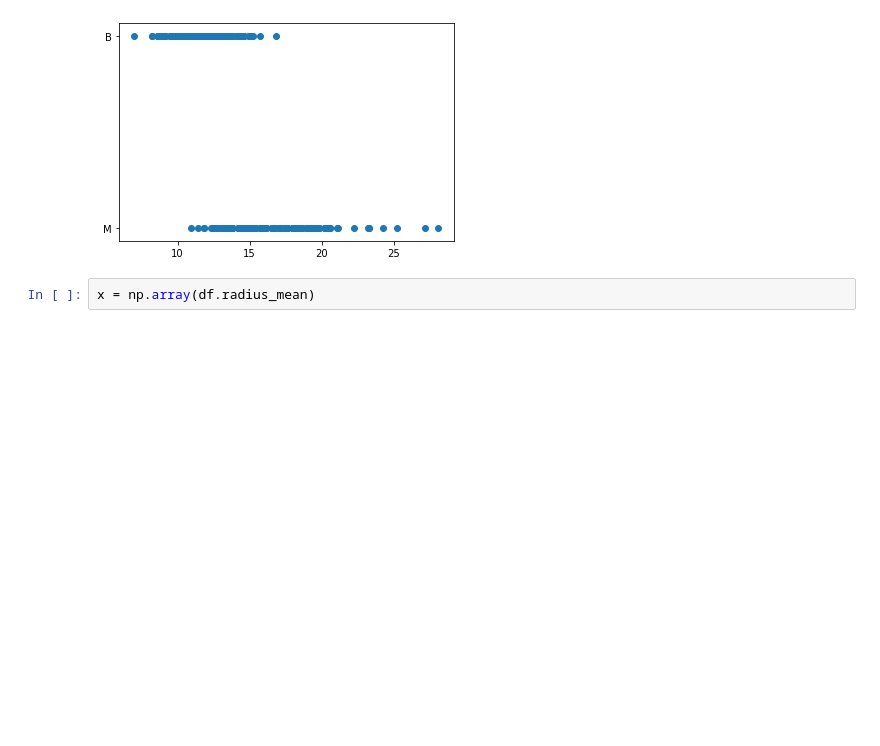
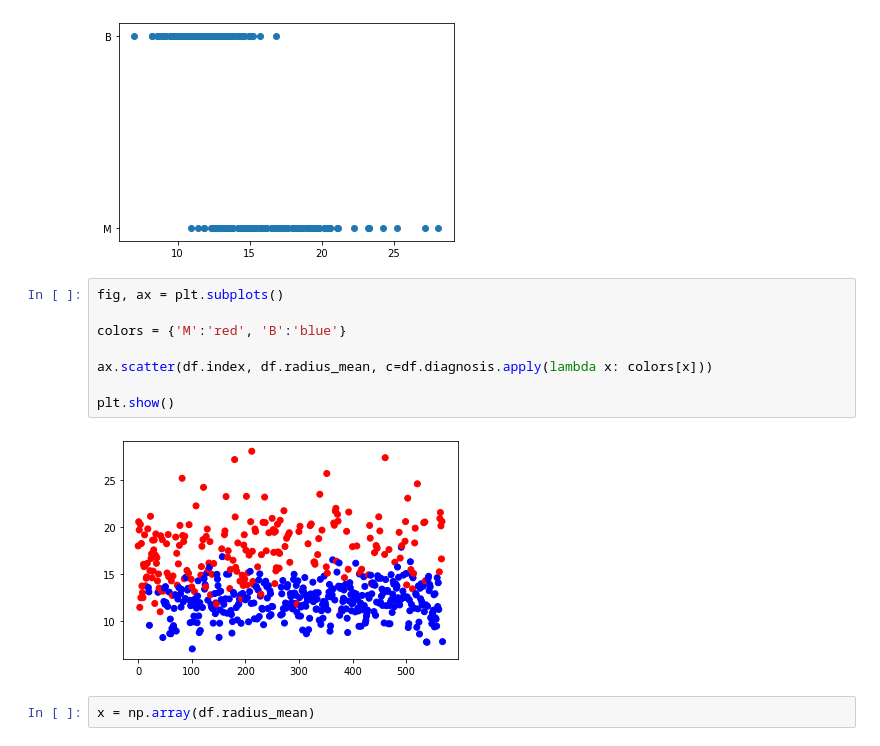
Before and after one commit to BuyingANew-Soul/Machine-Learning, a Jupyter notebook: Machine Learning/Cancer Prediction/cancerPrediction.ipynb, the cells around one changed output. Cells and saved outputs as stored; diff of their text form; blank space fills up the shorter version.

Commit message:
made changes to the logistic model plotting

```diff
--- a/Machine Learning/Cancer Prediction/cancerPrediction.ipynb
+++ b/Machine Learning/Cancer Prediction/cancerPrediction.ipynb
@@ -12,6 +18,16 @@ plt.scatter(df.radius_mean[:250], df.diagnosis[:250])
 # %% [output]
 <matplotlib.collections.PathCollection at 0x...>
 [figure]
+# %%
+fig, ax = plt.subplots()
+
+colors = {'M':'red', 'B':'blue'}
+
+ax.scatter(df.index, df.radius_mean, c=df.diagnosis.apply(lambda x: colors[x]))
+
+plt.show()
+# %% [output]
+[figure, added]
 # %%
 x = np.array(df.radius_mean)
 # %%
```
Also changed, not shown: parts of 1 cell of this notebook.
